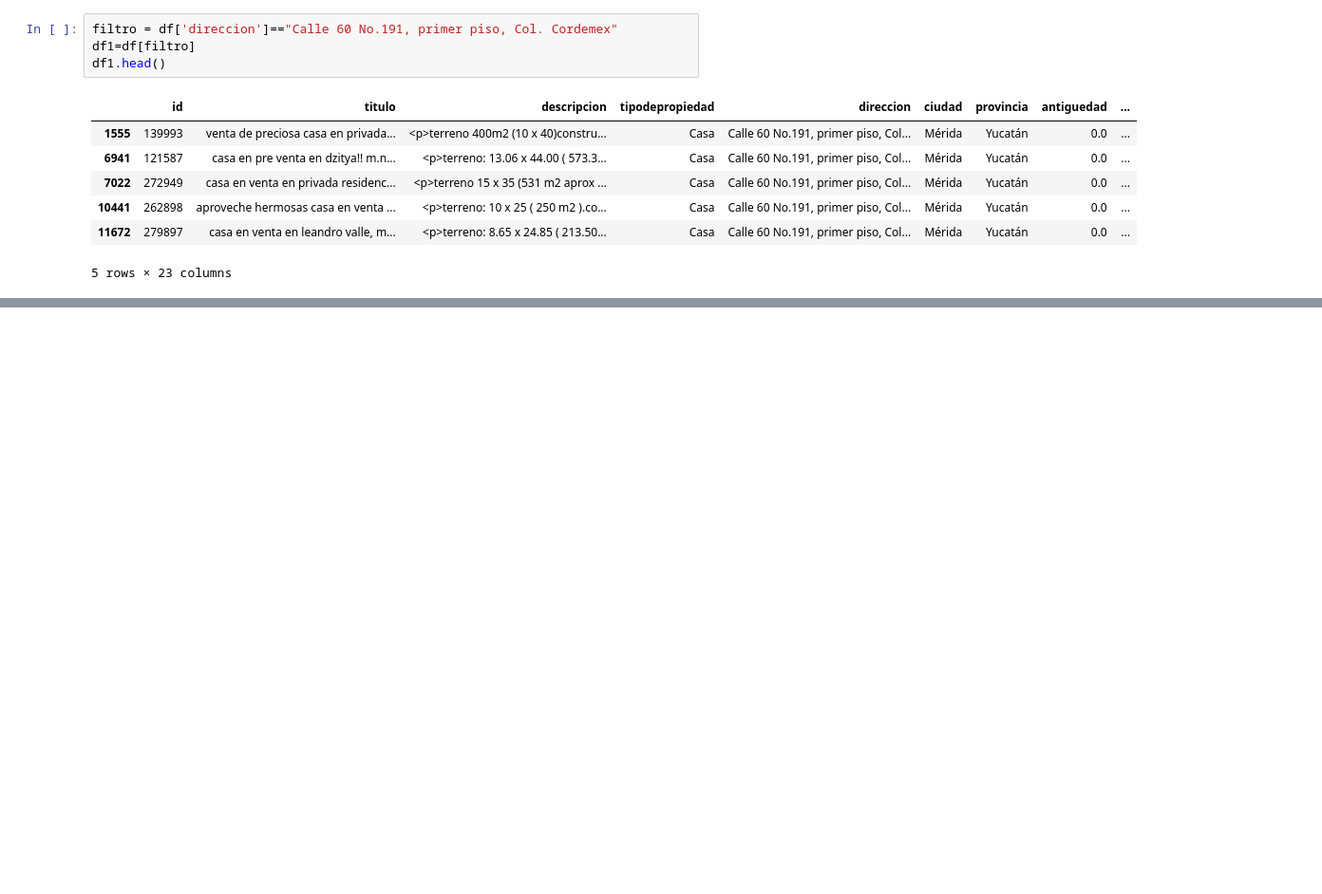
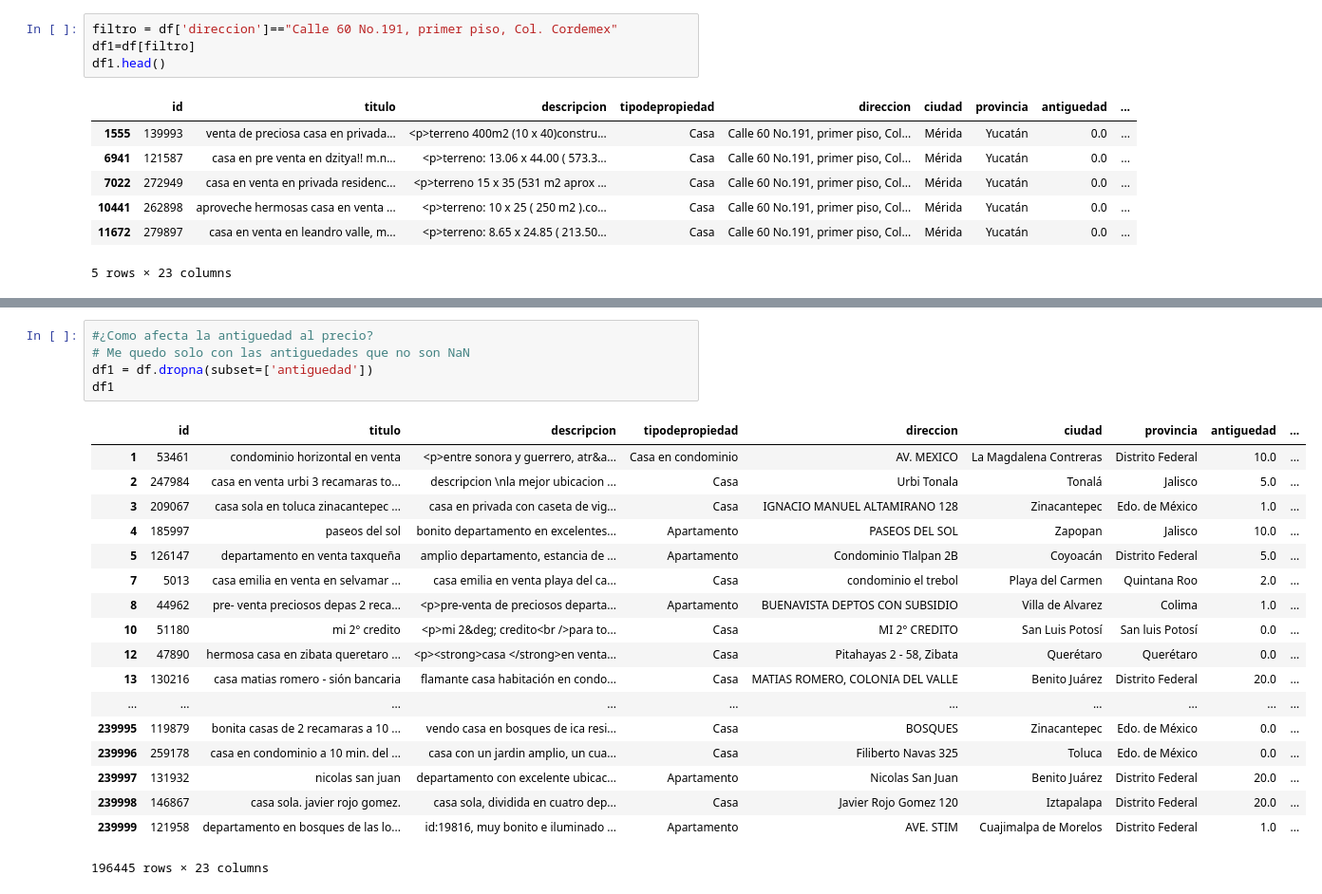
Before and after one commit to lorenzolgz/orgadatostp1, a Jupyter notebook: Analisis_basico.ipynb, the cells around one changed output, grey strips where cells are left out. Shown at 95% size. Drawn from its saved outputs; the diff is of its cells as text; blank space fills up the shorter version.

```diff
--- a/Analisis_basico.ipynb
+++ b/Analisis_basico.ipynb
@@ -392,0 +375,24 @@ Name: lng, Length: 81010, dtype: int64
+# %%
+#¿Como afecta la antiguedad al precio?
+# Me quedo solo con las antiguedades que no son NaN
+df1 = df.dropna(subset=['antiguedad'])
+df1
+# %% [output]
+|  | id | titulo | descripcion | tipodepropiedad | direccion | ciudad | provincia | antiguedad | ... |
+| 1 | 53461 | condominio horizontal en venta | <p>entre sonora y guerrero, atr&a... | Casa en condominio | AV. MEXICO | La Magdalena Contreras | Distrito Federal | 10.0 | ... |
+| 2 | 247984 | casa en venta urbi 3 recamaras to... | descripcion \nla mejor ubicacion ... | Casa | Urbi Tonala | Tonalá | Jalisco | 5.0 | ... |
+| 3 | 209067 | casa sola en toluca zinacantepec ... | casa en privada con caseta de vig... | Casa | IGNACIO MANUEL ALTAMIRANO 128 | Zinacantepec | Edo. de México | 1.0 | ... |
+| 4 | 185997 | paseos del sol | bonito departamento en excelentes... | Apartamento | PASEOS DEL SOL | Zapopan | Jalisco | 10.0 | ... |
+| 5 | 126147 | departamento en venta taxqueña | amplio departamento, estancia de ... | Apartamento | Condominio Tlalpan 2B | Coyoacán | Distrito Federal | 5.0 | ... |
+| 7 | 5013 | casa emilia en venta en selvamar ... | casa emilia en venta playa del ca... | Casa | condominio el trebol | Playa del Carmen | Quintana Roo | 2.0 | ... |
+| 8 | 44962 | pre- venta preciosos depas 2 reca... | <p>pre-venta de preciosos departa... | Apartamento | BUENAVISTA DEPTOS CON SUBSIDIO | Villa de Alvarez | Colima | 1.0 | ... |
+| 10 | 51180 | mi 2° credito | <p>mi 2&deg; credito<br />para to... | Casa | MI 2° CREDITO | San Luis Potosí | San luis Potosí | 0.0 | ... |
+| 12 | 47890 | hermosa casa en zibata queretaro ... | <p><strong>casa </strong>en venta... | Casa | Pitahayas 2 - 58, Zibata | Querétaro | Querétaro | 0.0 | ... |
+| 13 | 130216 | casa matias romero - sión bancaria | flamante casa habitación en condo... | Casa | MATIAS ROMERO, COLONIA DEL VALLE | Benito Juárez | Distrito Federal | 20.0 | ... |
+| ... | ... | ... | ... | ... | ... | ... | ... | ... | ... |
+| 239995 | 119879 | bonita casas de 2 recamaras a 10 ... | vendo casa en bosques de ica resi... | Casa | BOSQUES | Zinacantepec | Edo. de México | 0.0 | ... |
+| 239996 | 259178 | casa en condominio a 10 min. del ... | casa con un jardin amplio, un cua... | Casa | Filiberto Navas 325 | Toluca | Edo. de México | 0.0 | ... |
+| 239997 | 131932 | nicolas san juan | departamento con excelente ubicac... | Apartamento | Nicolas San Juan | Benito Juárez | Distrito Federal | 20.0 | ... |
+| 239998 | 146867 | casa sola. javier rojo gomez. | casa sola, dividida en cuatro dep... | Casa | Javier Rojo Gomez 120 | Iztapalapa | Distrito Federal | 20.0 | ... |
+| 239999 | 121958 | departamento en bosques de las lo... | id:19816, muy bonito e iluminado ... | Apartamento | AVE. STIM | Cuajimalpa de Morelos | Distrito Federal | 1.0 | ... |
+196445 rows × 23 columns
```
Also changed, not shown: parts of 10 cells of this notebook.
